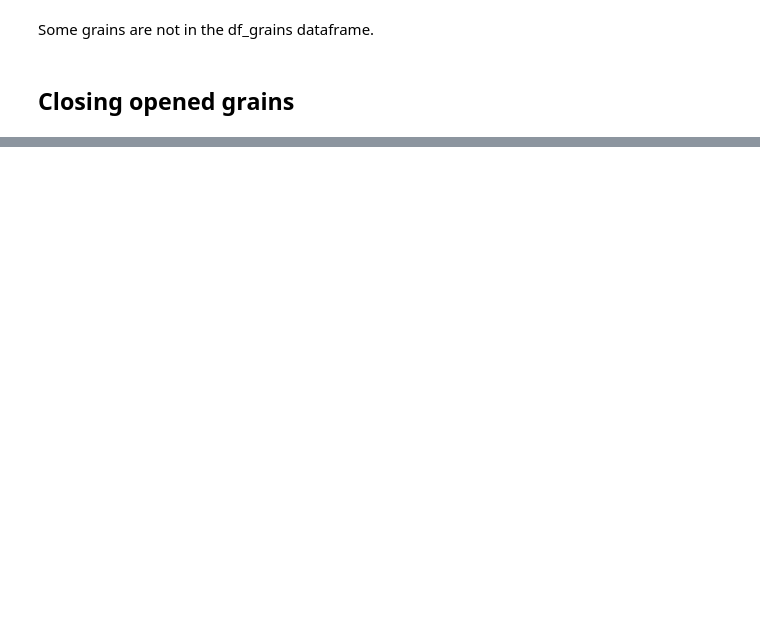
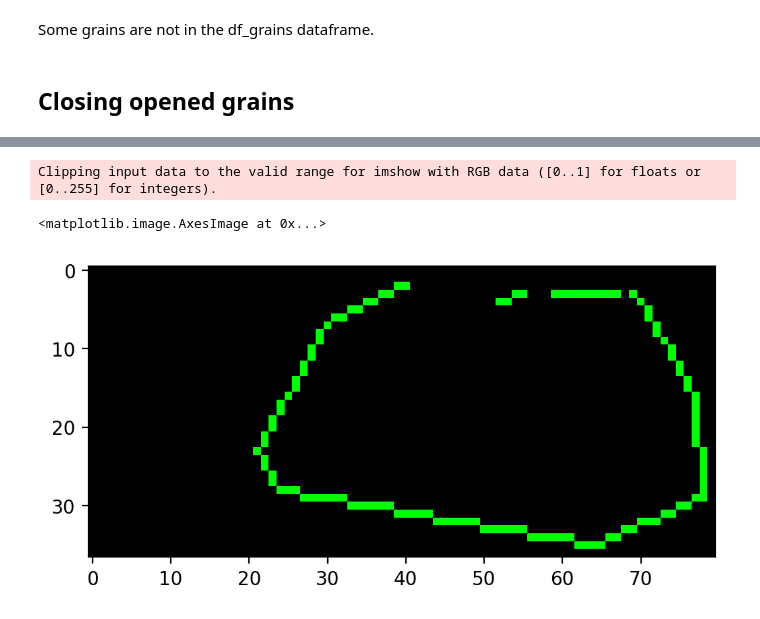
Before and after one commit to bruno-manoel-dbki/tantalum, a Jupyter notebook: source/Grain selection.ipynb, the cells around one changed output, grey strips where cells are left out. Drawn from its saved outputs; the diff is of its cells as text; code cells hidden in the pictures; blank space fills up the shorter version.

```diff
--- a/source/Grain selection.ipynb
+++ b/source/Grain selection.ipynb
@@ -438,9 +447,5 @@ plt.imshow(flood_grains)
 # %%
 %%time
-
-np_img = np.zeros([height, width, 3])
-flood_grains = np.zeros([height, width, 3])
-
 
 width = int(max([max(df.x_end),max(df.x_start)]))+1
 height = int(max([max(df.y_end),max(df.y_start)]))+1
@@ -473,12 +478,14 @@ for grain in df_grains.index:
 #        print(str(grain) + " len 0 "+ str(np.sum(mask==1)))
         np_img[np_img[:,:,1] !=0] =  [0,0,0]#[phi1,Phi,phi2]
 
-#         cv2.imshow('NP',np_img)
-#         cv2.waitKey(0)
-#         cv2.destroyAllWindows()
+        cv2.imshow('NP',np_img)
+        cv2.waitKey(0)
+        cv2.destroyAllWindows()
 
         if (np.sum(mask==1)<overflood):
             np_img[mask[:,:,1] !=0] = [phi1,Phi,phi2]
+            print("here")
+            flood_grains += np_img
 
         else:
             start = pd.DataFrame(columns=["x","y"])
@@ -504,20 +511,22 @@ for grain in df_grains.index:
 
                     np_img[np_img[:,:,1] !=0] =  [0,0,0]
                     np_img[mask[:,:,1] !=0] = [phi1,Phi,phi2]
+                    flood_grains += np_img
+
             except:
            #     print(points)
                 pass
 
 
+#             cv2.imshow('Image',np_img)
+#             cv2.waitKey(0)
+#             cv2.destroyAllWindows()
 
 
-        flood_grains += np_img
 
 
-#         cv2.imshow('Image',flood_grains)
-#         cv2.waitKey(0)
-#         cv2.destroyAllWindows()
+
 
 plt.imshow(flood_grains)
-io.imsave("processing/"+ file +'.png',np_img)
+#io.imsave("processing/"+ file +'.png',np_img)
 # %% [output]
@@ -631,3 +698,19 @@ points.reset_index()
+# %%
+img = np.zeros([height+1,width+1, 3])
+
+#rr,cc = draw.line(int(One_grain.iloc[0].x_start),int(One_grain.iloc[0].y_start),int(One_grain.iloc[-1].x_end),int(One_grain.iloc[-1].y_end))
+#img[cc,rr] = (255,255,0)
+
+for idx, row in One_grain[["x_start","y_start","x_end","y_end"]].astype('int32').iterrows():
+    rr,cc = draw.line(row.x_start,row.y_start,row.x_end,row.y_end)
+
+    img[cc,rr] = (0,200,0)
+
+plt.imshow(img[350:400,1070:1150])
+# %% [output]
+Clipping input data to the valid range for imshow with RGB data ([0..1] for floats or [0..255] for integers).
+<matplotlib.image.AxesImage at 0x...>
+[figure, added]
 # %%
 
 
```
Also changed, not shown: parts of 23 cells of this notebook, 1 other file.
